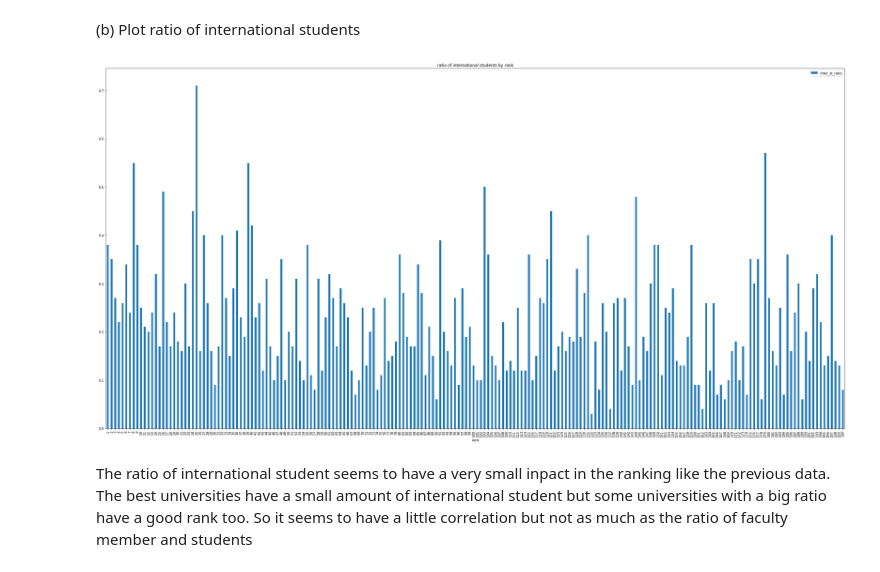
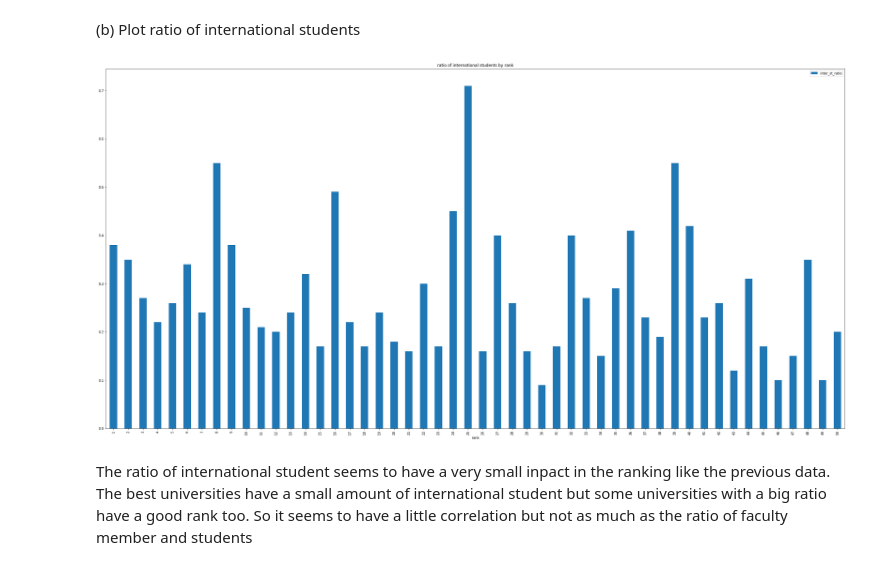
Before and after one commit to IsaacLeimgruber/ADA_labs_repo, a Jupyter notebook: 02 - Data from the Web/hw02_kevin.ipynb, the cells around one changed output. Saved outputs shown, nothing was run; the diff lists cells and outputs as text; code cells hidden in the pictures.

```diff
--- a/02 - Data from the Web/hw02_kevin.ipynb
+++ b/02 - Data from the Web/hw02_kevin.ipynb
@@ -1134,12 +1134,12 @@ We can see that the first Universities have a here a small ratio between faculty
 # %%
 # Same as before, we only take the rank and the ratio (inter_st_ratio) that we need. We sort the rank and plot the result
 
 df_rank_int_stu2 = ratio_int2[["rank", "inter_st_ratio"]]
 df_rank_int_stu2 = df_rank_int_stu2.set_index("rank")
-df_rank_int_stu2 = df_rank_int_stu2.sort_index()
+df_rank_int_stu2 = df_rank_int_stu2.sort_index()[:50]
 df_rank_int_stu2.plot(kind = 'bar', title ="ratio of international students by rank", figsize=(40,20));
 # %% [output]
-[figure, old version]
+[figure, new version]
 # %% [markdown]
 The ratio of international student seems to have a very small inpact in the ranking like the previous data. The best universities have a small amount of international student but some universities with a big ratio have a good rank too. So it seems to have a little correlation but not as much as the ratio of faculty member and students
 # %% [markdown]
```
Also changed, not shown: parts of 9 cells of this notebook.
